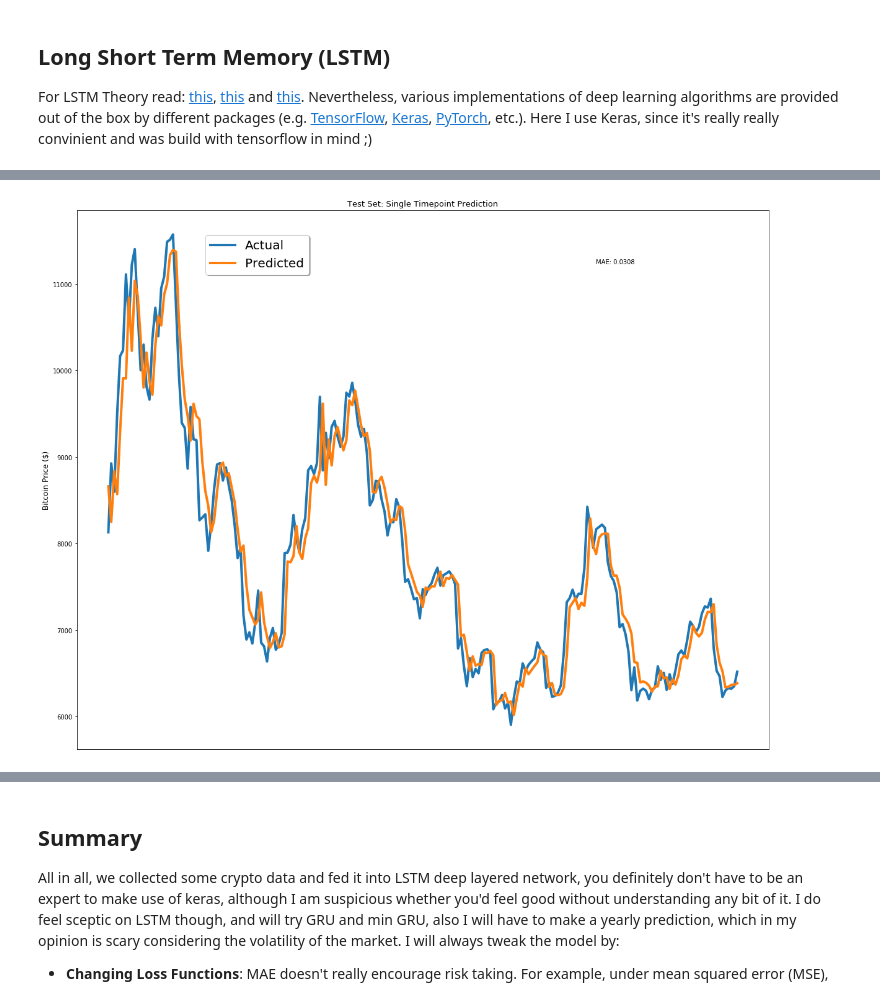
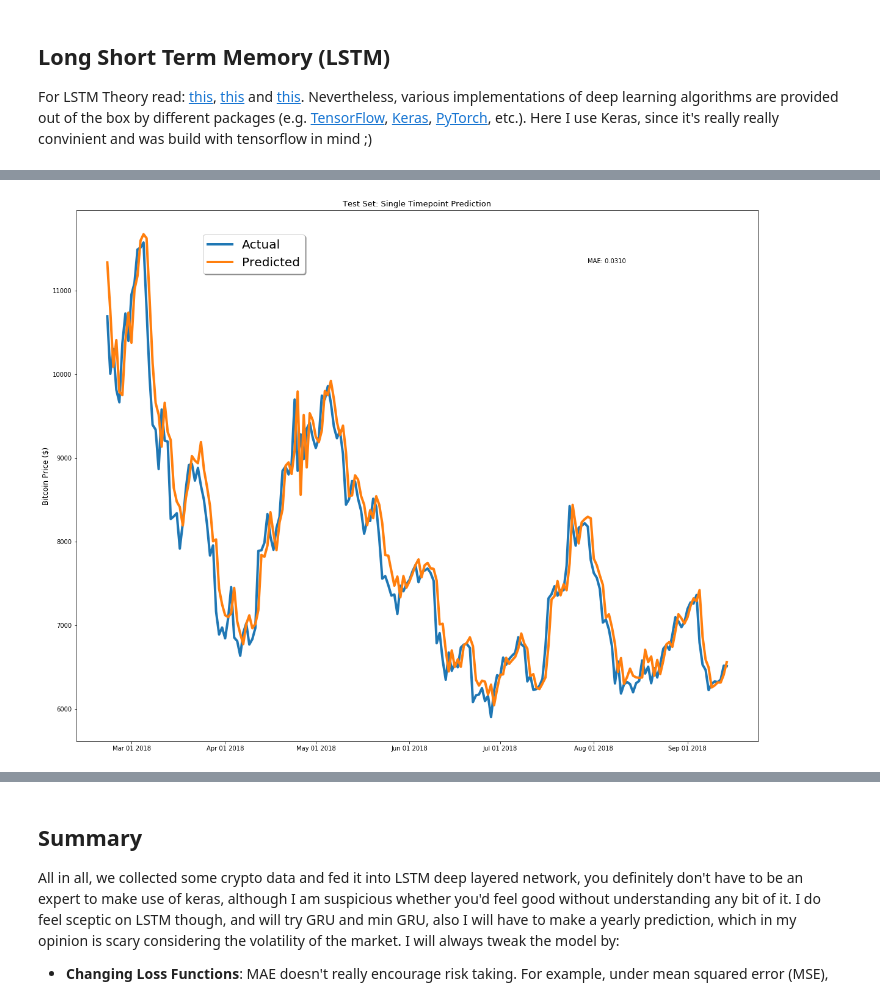
Before and after one commit to kejsiStruga/bitcoin-price-prediction, a Jupyter notebook: Cryptoprices-LSTM (copy).ipynb, the cells around one changed output, grey strips where cells are left out. Cells and saved outputs as stored; diff of their text form; code cells hidden in the pictures.

```diff
--- a/Cryptoprices-LSTM (copy).ipynb
+++ b/Cryptoprices-LSTM (copy).ipynb
@@ -80,7 +80,7 @@ import matplotlib.pyplot as plt
 %matplotlib inline
 from matplotlib import rcParams # this module controls the default values for plotting in matplotlib
 rcParams['font.size'] = 14
-rcParams['lines.linewidth'] = 4
+# rcParams['lines.linewidth'] = 4
 rcParams['figure.figsize'] = (20, 16)
 
 fig, (ax1, ax2) = plt.subplots(2,1, gridspec_kw = {'height_ratios':[5, 5]} )
@@ -101,5 +101,5 @@ fig.tight_layout()
 # print(bitcoin_market_info['bt_Volume'].values.max())
 fig.figimage(bitcoin_im, 320, 650, zorder=3, alpha=.6)
 plt.plot(subplots=True)
-plt.show()
+# plt.show()
 # %% [output]
@@ -198,6 +201,5 @@ training_set, test_set = model_data[model_data['Date']<split_date], model_data[m
 training_set = training_set.drop('Date', 1)
 test_set = test_set.drop('Date', 1)
 # %%
-window_len = 40
+window_len = 20
 norm_cols = [coin+metric for coin in ['bt_'] for metric in ['Close','Volume']]
-print(norm_cols)
@@ -353,0 +347,24 @@ Epoch 50/50
+# %%
+# little bit of reformatting the predictions to closing prices
+bt_pred_prices = ((bt_model.predict(LSTM_test_inputs)[:-pred_range][::pred_range]+1)*\
+                   test_set['bt_Close'].values[:-(window_len + pred_range)][::pred_range].reshape(int(np.ceil((len(LSTM_test_inputs)-pred_range)/float(pred_range))),1))
+
+pred_colors = ["#FF69B4", "#5D6D7E", "#F4D03F","#A569BD","#45B39D"]
+fig, ax1 = plt.subplots()
+ax1.set_xticks([datetime.date(2018,i+1,1) for i in range(12)])
+ax1.set_xticklabels([datetime.date(2018,i+1,1).strftime('%b %d %Y')  for i in range(12)])
+ax1.plot(model_data[model_data['Date']>= split_date]['Date'][window_len:].astype(datetime.datetime),
+         test_set['bt_Close'][window_len:], label='Actual')
+for i, bt_pred in enumerate(bt_pred_prices):
+    # Only adding lines to the legend once
+    if i<pred_range:
+        ax1.plot(model_data[model_data['Date']>= split_date]['Date'][window_len:].astype(datetime.datetime)[i*pred_range:i*pred_range+pred_range],
+                 bt_pred, color=pred_colors[i%pred_range], label="Predicted")
+    else:
+        ax1.plot(model_data[model_data['Date']>= split_date]['Date'][window_len:].astype(datetime.datetime)[i*pred_range:i*pred_range+pred_range],
+                 bt_pred, color=pred_colors[i%pred_range])
+ax1.set_title('Test Set: 5 Timepoint Predictions',fontsize=13)
+ax1.set_ylabel('Bitcoin Price ($)',fontsize=12)
+ax1.legend(bbox_to_anchor=(0.13, 1), loc=2, borderaxespad=0., prop={'size': 12})
+fig.tight_layout()
+plt.show()
@@ -388,19 +407,19 @@ plt.show()
 # %%
 fig, ax1 = plt.subplots(1,1)
-ax1.set_xticks([datetime.date(2017,i+1,1) for i in range(12)])
-ax1.set_xticklabels([datetime.date(2017,i+1,1).strftime('%b %d %Y')  for i in range(12)])
-ax1.plot(model_data[model_data['Date']>= split_date]['Date'][10:].astype(datetime.datetime),
+ax1.set_xticks([datetime.date(2018,i+1,1) for i in range(12)])
+ax1.set_xticklabels([datetime.date(2018,i+1,1).strftime('%b %d %Y')  for i in range(12)])
+ax1.plot(model_data[model_data['Date']>= split_date]['Date'][window_len:].astype(datetime.datetime),
          test_set['bt_Close'][window_len:], label='Actual')
-ax1.plot(model_data[model_data['Date']>= split_date]['Date'][10:].astype(datetime.datetime),
+ax1.plot(model_data[model_data['Date']>= split_date]['Date'][window_len:].astype(datetime.datetime),
          ((np.transpose(bt_model.predict(LSTM_test_inputs))+1) * test_set['bt_Close'].values[:-window_len])[0],
          label='Predicted')
 ax1.annotate('MAE: %.4f'%np.mean(np.abs((np.transpose(bt_model.predict(LSTM_test_inputs))+1)-\
             (test_set['bt_Close'].values[window_len:])/(test_set['bt_Close'].values[:-window_len]))),
              xy=(0.75, 0.9),  xycoords='axes fraction',
             xytext=(0.75, 0.9), textcoords='axes fraction')
 ax1.set_title('Test Set: Single Timepoint Prediction',fontsize=13)
 ax1.set_ylabel('Bitcoin Price ($)',fontsize=12)
 ax1.legend(bbox_to_anchor=(0.15, 1), loc=2, borderaxespad=2, prop={'size': 20}, shadow=True)
 plt.show()
 # %% [output]
-[figure, old version]
+[figure, new version]
```
Also changed, not shown: parts of 20 cells of this notebook, 2 other files.
